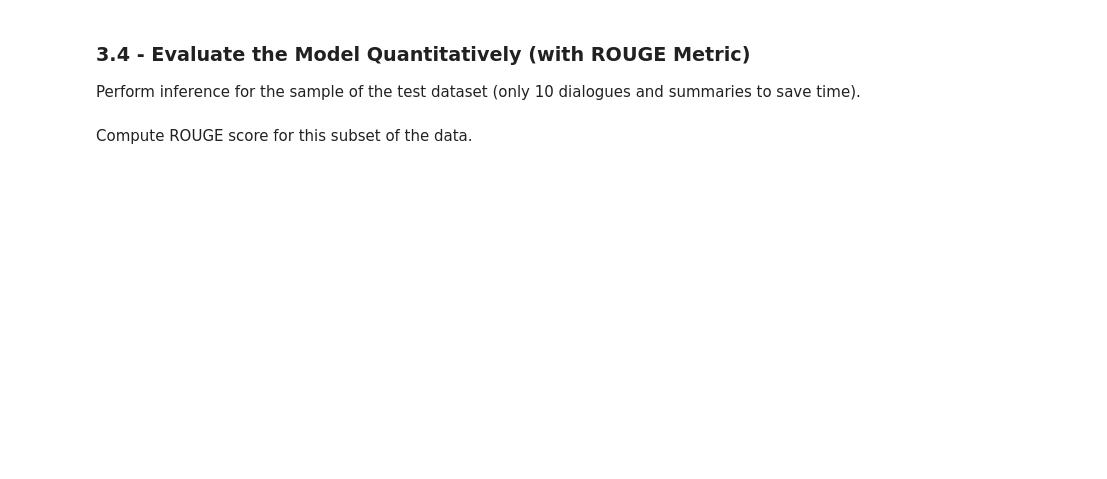
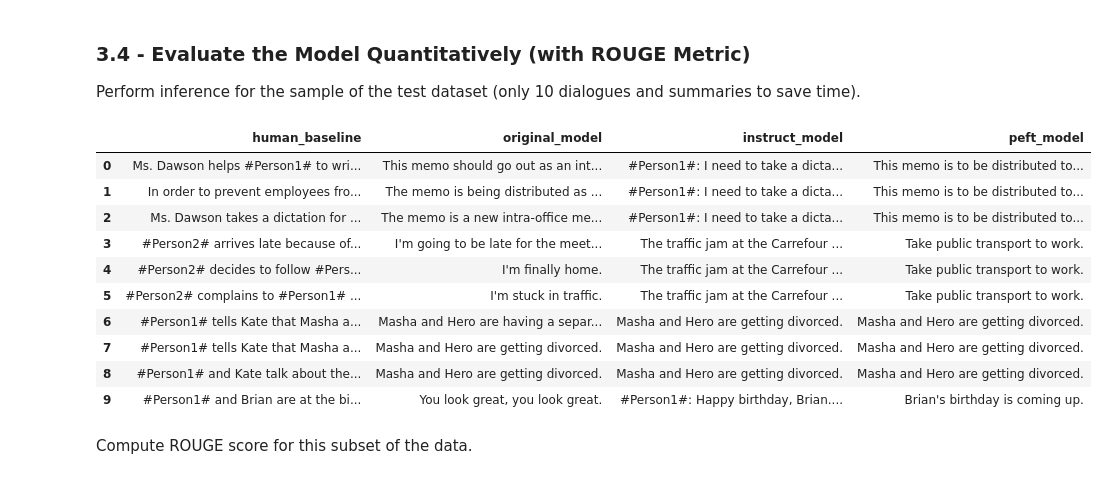
Before and after one commit to tanlandy/NLP, a Jupyter notebook: Generative_AI_with_LLM/Week2/lab2.ipynb, the cells around one changed output. Cells and saved outputs as stored; diff of their text form; code cells hidden in the pictures; blank space fills up the shorter version.

```diff
--- a/Generative_AI_with_LLM/Week2/lab2.ipynb
+++ b/Generative_AI_with_LLM/Week2/lab2.ipynb
@@ -234,7 +376,7 @@ for _, dialogue in enumerate(dialogues):
 
     Summary: """
 
-    input_ids = tokenizer(prompt, return_tensors='pt').input_ids
+    input_ids = tokenizer(prompt, return_tensors='pt').input_ids.to(device)
 
     original_model_outputs = original_model.generate(input_ids=input_ids, generation_config=GenerationConfig(max_new_tokens=200, num_beams=1))
     original_model_test_output = tokenizer.decode(original_model_outputs[0], skip_special_tokens=True)
@@ -353,10 +525,11 @@ Prepare this model by adding an adapter to the original FLAN-T5 model. You are s
 from peft import PeftModel, PeftConfig
 
 peft_model_base = AutoModelForSeq2SeqLM.from_pretrained("google/flan-t5-base", torch_dtype=torch.bfloat16)
+peft_model_base = peft_model_base.to(device)
 tokenizer = AutoTokenizer.from_pretrained("google/flan-t5-base")
 
 peft_model = PeftModel.from_pretrained(peft_model_base,
-                                        './peft-dialogue-summary-chechpoint-from-s3/',
+                                        './peft-dialogue-summary-chechpoint-local-07051137',
                                         torch_dtype=torch.bfloat16,
                                         is_trainable=False)
 # %% [markdown]
@@ -365,0 +537,2 @@ print(print_number_of_trainable_parameters(peft_model))
+# %%
+print_number_of_trainable_model_parameters(peft_model)
@@ -380,7 +557,7 @@ Summarize the following conversation.
 Summary:
 """
 
-input_ids = tokenizer(prompt, return_tensors='pt').input_ids
+input_ids = tokenizer(prompt, return_tensors='pt').input_ids.to(device)
 
 original_model_outputs = original_model.generate(input_ids=input_ids, generation_config=GenerationConfig(max_new_tokens=200, num_beams=1))
 original_model_test_output = tokenizer.decode(original_model_outputs[0], skip_special_tokens=True)
@@ -409,34 +602,46 @@ human_baseline_summaries = dataset['test'][0:10]['summary']
 
 original_model_summaries = []
 instruct_model_summaries = []
 peft_model_summaries = []
 
 for _, dialogue in enumerate(dialogues):
     prompt = f"""
     Summarize the following conversation.
 
     {dialogue}
 
     Summary: """
 
-    input_ids = tokenizer(prompt, return_tensors='pt').input_ids
+    input_ids = tokenizer(prompt, return_tensors='pt').input_ids.to(device)
 
     original_model_outputs = original_model.generate(input_ids=input_ids, generation_config=GenerationConfig(max_new_tokens=200, num_beams=1))
     original_model_test_output = tokenizer.decode(original_model_outputs[0], skip_special_tokens=True)
     original_model_summaries.append(original_model_test_output)
 
     instruct_model_outputs = instruct_model.generate(input_ids=input_ids, generation_config=GenerationConfig(max_new_tokens=200, num_beams=1))
     instruct_model_test_output = tokenizer.decode(instruct_model_outputs[0], skip_special_tokens=True)
     instruct_model_summaries.append(instruct_model_test_output)
 
     peft_model_outputs = peft_model.generate(input_ids=input_ids, generation_config=GenerationConfig(max_new_tokens=200, num_beams=1))
     peft_model_test_output = tokenizer.decode(peft_model_outputs[0], skip_special_tokens=True)
     peft_model_summaries.append(peft_model_test_output)
 
 zipped_summaries = list(zip(human_baseline_summaries, original_model_summaries, instruct_model_summaries, peft_model_summaries))
 
 df = pd.DataFrame(zipped_summaries, columns=['human_baseline', 'original_model', 'instruct_model', 'peft_model'])
 df
+# %% [output]
+|  | human_baseline | original_model | instruct_model | peft_model |
+| 0 | Ms. Dawson helps #Person1# to wri... | This memo should go out as an int... | #Person1#: I need to take a dicta... | This memo is to be distributed to... |
+| 1 | In order to prevent employees fro... | The memo is being distributed as ... | #Person1#: I need to take a dicta... | This memo is to be distributed to... |
+| 2 | Ms. Dawson takes a dictation for ... | The memo is a new intra-office me... | #Person1#: I need to take a dicta... | This memo is to be distributed to... |
+| 3 | #Person2# arrives late because of... | I'm going to be late for the meet... | The traffic jam at the Carrefour ... | Take public transport to work. |
+| 4 | #Person2# decides to follow #Pers... | I'm finally home. | The traffic jam at the Carrefour ... | Take public transport to work. |
+| 5 | #Person2# complains to #Person1# ... | I'm stuck in traffic. | The traffic jam at the Carrefour ... | Take public transport to work. |
+| 6 | #Person1# tells Kate that Masha a... | Masha and Hero are having a separ... | Masha and Hero are getting divorced. | Masha and Hero are getting divorced. |
+| 7 | #Person1# tells Kate that Masha a... | Masha and Hero are getting divorced. | Masha and Hero are getting divorced. | Masha and Hero are getting divorced. |
+| 8 | #Person1# and Kate talk about the... | Masha and Hero are getting divorced. | Masha and Hero are getting divorced. | Masha and Hero are getting divorced. |
+| 9 | #Person1# and Brian are at the bi... | You look great, you look great. | #Person1#: Happy birthday, Brian.... | Brian's birthday is coming up. |
 # %% [markdown]
 Compute ROUGE score for this subset of the data.
 # %%
```
Also changed, not shown: parts of 42 cells of this notebook.
